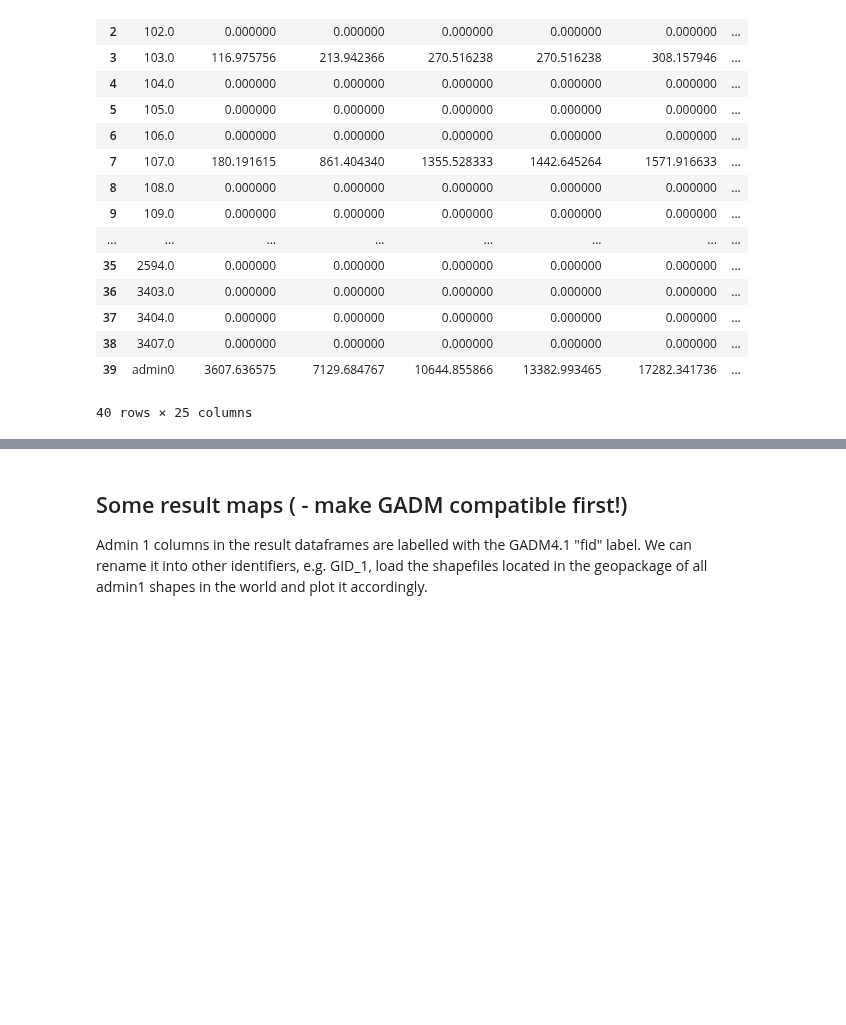
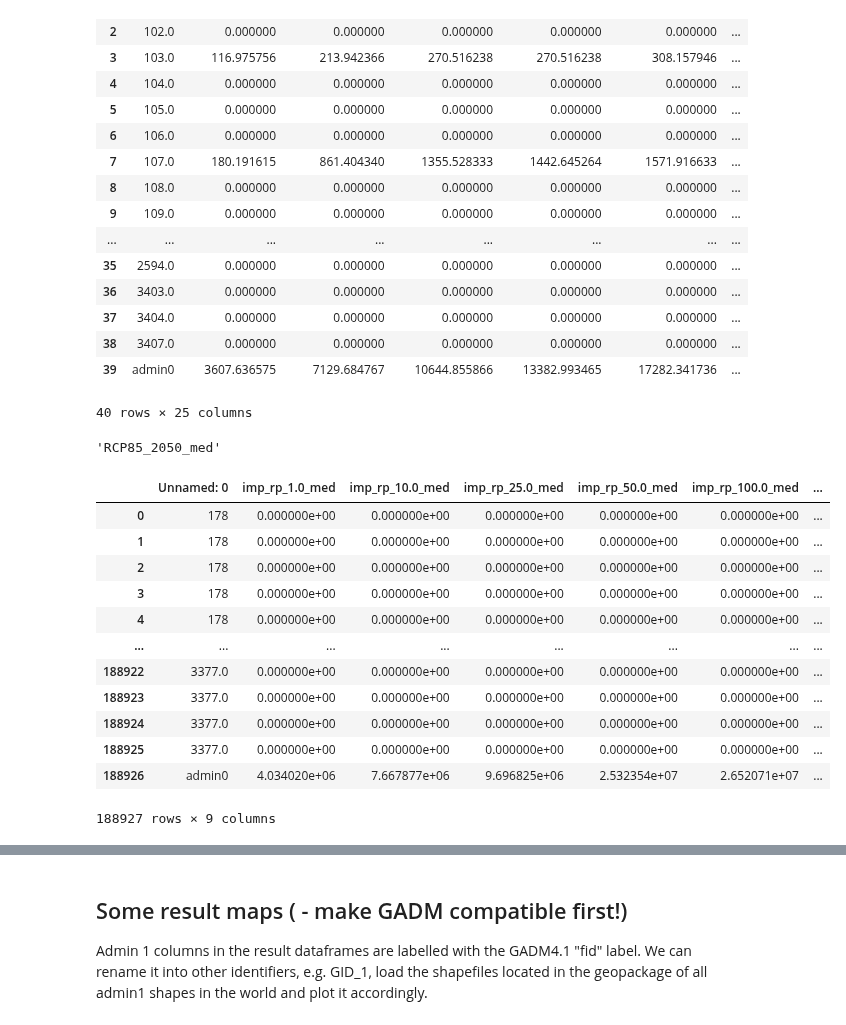
Before and after one commit to Evelyn-M/global-displacement-risk, a Jupyter notebook: doc/result_overview_CF.ipynb, the cells around one changed output, grey strips where cells are left out. Drawn from its saved outputs; the diff is of its cells as text; code cells hidden in the pictures; blank space fills up the shorter version.

```diff
--- a/doc/result_overview_CF.ipynb
+++ b/doc/result_overview_CF.ipynb
@@ -135,0 +155,23 @@ for rcp in rcps:
+# %%
+f'{rcp}_{year}_{thresh}'
+# %% [output]
+'RCP85_2050_med'
+# %%
+path_result_df = f'{path_results}/{cntry_iso}/{cntry_iso}_{rcp}_{year}_{thresh}_{source}.csv'
+path_result_df
+df_results = pd.read_csv(path_result_df)
+df_results
+# %% [output]
+|  | Unnamed: 0 | imp_rp_1.0_med | imp_rp_10.0_med | imp_rp_25.0_med | imp_rp_50.0_med | imp_rp_100.0_med | ... |
+| 0 | 178 | 0.000000e+00 | 0.000000e+00 | 0.000000e+00 | 0.000000e+00 | 0.000000e+00 | ... |
+| 1 | 178 | 0.000000e+00 | 0.000000e+00 | 0.000000e+00 | 0.000000e+00 | 0.000000e+00 | ... |
+| 2 | 178 | 0.000000e+00 | 0.000000e+00 | 0.000000e+00 | 0.000000e+00 | 0.000000e+00 | ... |
+| 3 | 178 | 0.000000e+00 | 0.000000e+00 | 0.000000e+00 | 0.000000e+00 | 0.000000e+00 | ... |
+| 4 | 178 | 0.000000e+00 | 0.000000e+00 | 0.000000e+00 | 0.000000e+00 | 0.000000e+00 | ... |
+| ... | ... | ... | ... | ... | ... | ... | ... |
+| 188922 | 3377.0 | 0.000000e+00 | 0.000000e+00 | 0.000000e+00 | 0.000000e+00 | 0.000000e+00 | ... |
+| 188923 | 3377.0 | 0.000000e+00 | 0.000000e+00 | 0.000000e+00 | 0.000000e+00 | 0.000000e+00 | ... |
+| 188924 | 3377.0 | 0.000000e+00 | 0.000000e+00 | 0.000000e+00 | 0.000000e+00 | 0.000000e+00 | ... |
+| 188925 | 3377.0 | 0.000000e+00 | 0.000000e+00 | 0.000000e+00 | 0.000000e+00 | 0.000000e+00 | ... |
+| 188926 | admin0 | 4.034020e+06 | 7.667877e+06 | 9.696825e+06 | 2.532354e+07 | 2.652071e+07 | ... |
+188927 rows × 9 columns
```
Also changed, not shown: parts of 48 cells of this notebook.
